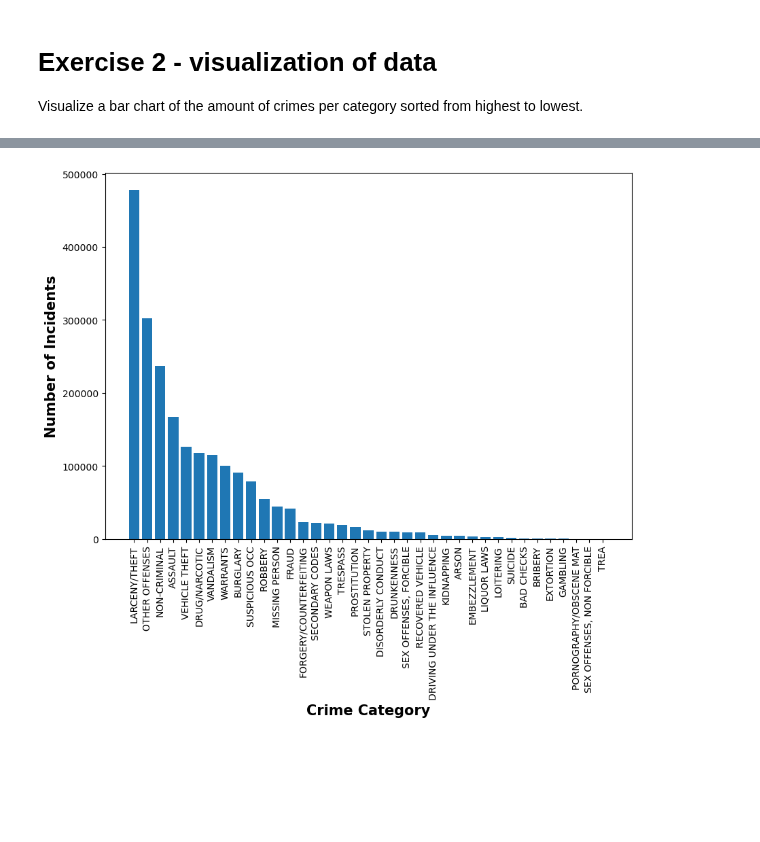
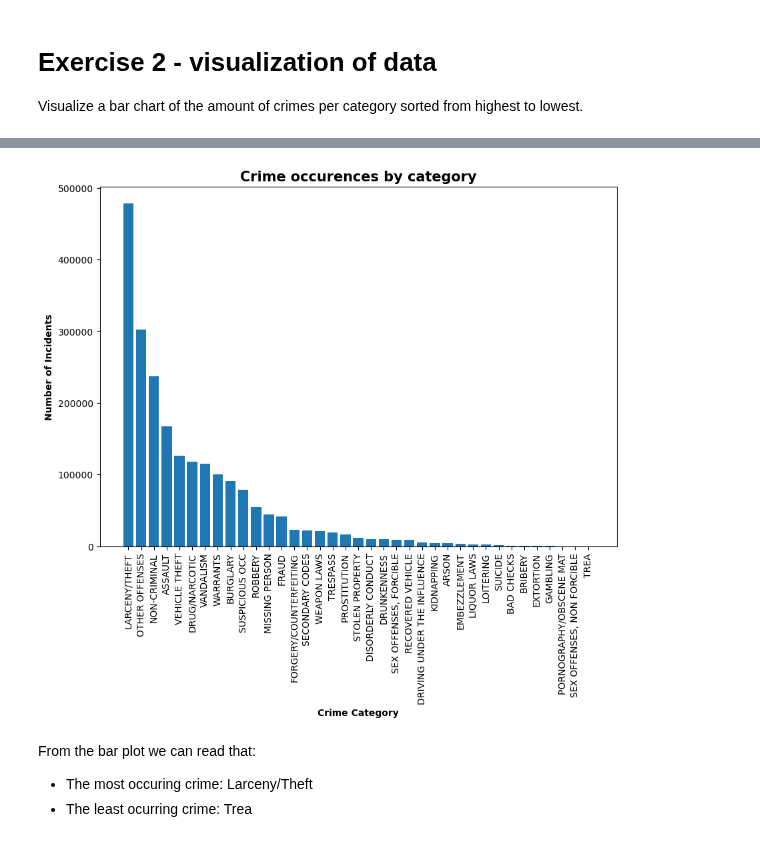
Before and after one commit to vivivaradi/socialdata2023, a Jupyter notebook: weeks/Week1Exercises.ipynb, the cells around one changed output, grey strips where cells are left out. Saved outputs shown, nothing was run; the diff lists cells and outputs as text; code cells hidden in the pictures; blank space fills up the shorter version.

```diff
--- a/weeks/Week1Exercises.ipynb
+++ b/weeks/Week1Exercises.ipynb
@@ -83,19 +100,24 @@ Name: PdId, dtype: int64
 # %%
 # Figure Size
 
 fig = plt.figure(figsize =(10, 7))
 
 # Horizontal Bar Plot
 
-plt.bar(CountCategory.index, CountCategory.values,)
+plt.bar(CountCategory.index, CountCategory.values)
 
 # Axis labels
-plt.xlabel('Crime Category', fontweight ='bold', fontsize = 15)
-plt.ylabel('Number of Incidents', fontweight ='bold', fontsize = 15)
+plt.xlabel('Crime Category', fontweight ='bold', fontsize = 10)
+plt.ylabel('Number of Incidents', fontweight ='bold', fontsize = 10)
 plt.xticks(rotation=90)
+plt.title('Crime occurences by category', fontweight ='bold', fontsize = 15)
 
 # Show Plot
 
 plt.show()
 # %% [output]
-[figure, old version]
+[figure, new version]
+# %% [markdown]
+From the bar plot we can read that:
+* The most occuring crime: Larceny/Theft
+* The least ocurring crime: Trea
```
Also changed, not shown: parts of 8 cells of this notebook, 3 other files.
